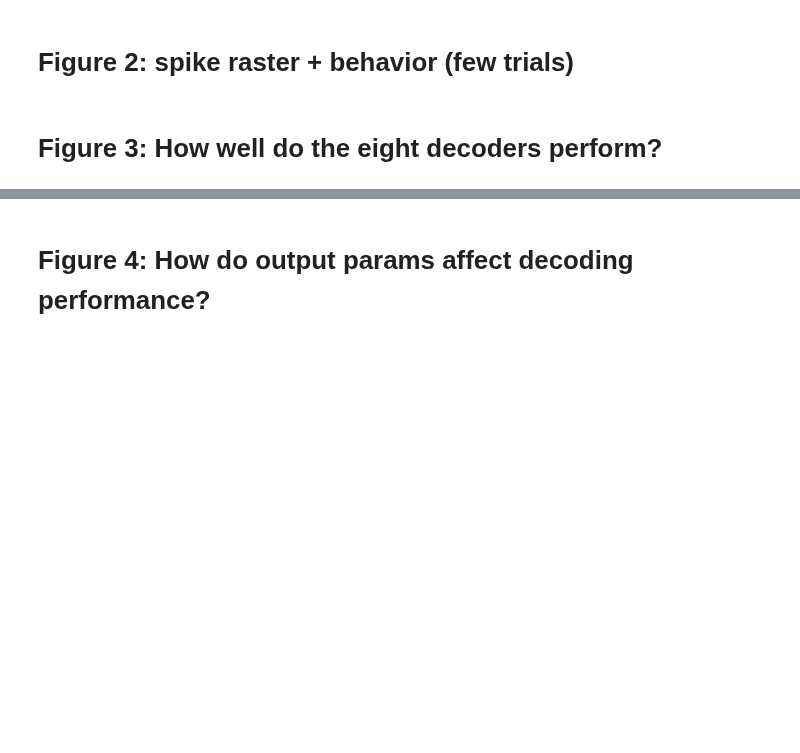
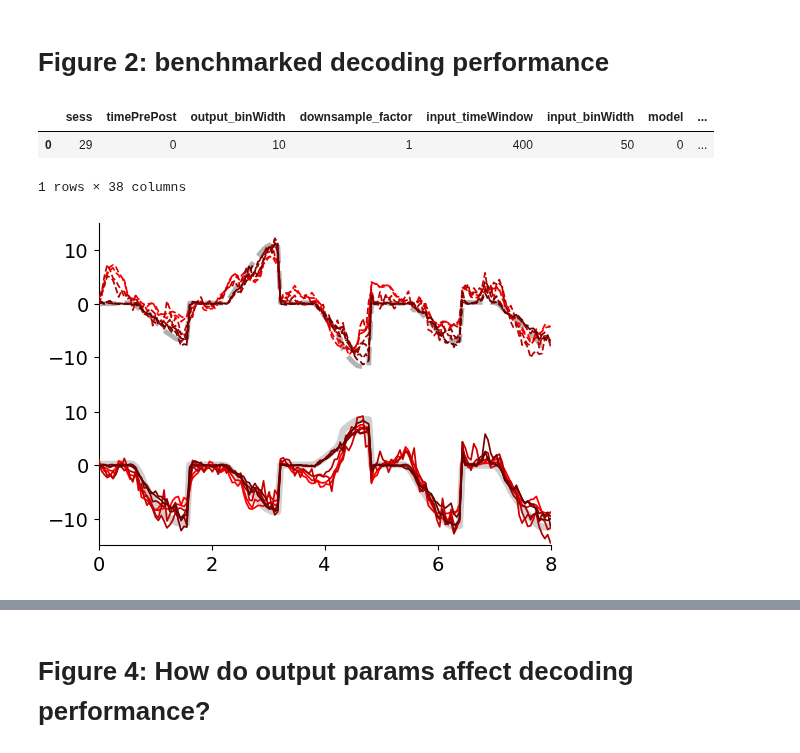
Before and after one commit to mayolabvision/NeuralDecoding, a Jupyter notebook: analyses/Manuscript_Plots.ipynb, the cells around one changed output, grey strips where cells are left out. Saved outputs shown, nothing was run; the diff lists cells and outputs as text; code cells hidden in the pictures; blank space fills up the shorter version.

```diff
--- a/analyses/Manuscript_Plots.ipynb
+++ b/analyses/Manuscript_Plots.ipynb
@@ -105,8 +109,6 @@ ax.spines['bottom'].set_visible(False)
 ax.spines['left'].set_visible(False)
 
 #fig2a.savefig(fig_folder+'/examp_eyepos.png', dpi=600, bbox_inches='tight');
-# %% [markdown]
-# Figure 2: spike raster + behavior (few trials)
 # %%
 data_folder = '/Users/kendranoneman/Projects/mayo/NeuralDecoding/datasets/'
 dt = 50
@@ -170,11 +172,11 @@ ax.spines['bottom'].set_visible(False)
 ax.spines['left'].set_visible(False)
 
 fig2.savefig(fig_folder+'/examp_eyepos.png', dpi=600, bbox_inches='tight')
-# %% [markdown]
-# Figure 3: How well do the eight decoders perform?
+# %% [markdown]
+# Figure 2: benchmarked decoding performance
 # %%
 data_folder = '/Users/kendranoneman/Projects/mayo/NeuralDecoding/runs/'
-sub_folder = 'figure3/'
+sub_folder = 'figures-2_4/'
 
 column_names = ['sess','timePrePost','output_binWidth','downsample_factor','input_timeWindow','input_binWidth','model','output','nMT','nFEF','repeat','outer_fold','R2_train','rho_train','R2','rho','R2_shuf','rho_shuf','eval_full','prms','preProcess_time','train_time','test_time']
 df0, conds0, yTest_all0, yTestPred_all0 = get_outputs_wTraces(data_folder+sub_folder,["-o0-"],column_names)
@@ -193,9 +195,13 @@ df['inference_time'] = df['test_time'] + df['preProcessTime_corrected']
 df['train_time'] = df['train_time'] / 60
 
 df.head(1)
+# %% [output]
+|  | sess | timePrePost | output_binWidth | downsample_factor | input_timeWindow | input_binWidth | model | ... |
+| 0 | 29 | 0 | 10 | 1 | 400 | 50 | 0 | ... |
+1 rows × 38 columns
 # %%
 plt.rcParams.update({'font.size': 14})
-fig, axes = plt.subplots(2,1,figsize=(9,5.5))#,gridspec_kw={'height_ratios': [2,2,0.3,2,2,0.3,2,2]})
+fig, axes = plt.subplots(2,1,figsize=(6,5.5)) #6,5.5
 fig.tight_layout()
 
 lw = 1.25
@@ -230,7 +236,7 @@ for t in trl_nums[1:-1]:
 R2_all = np.array(R2_all)
 trl_names = np.array(trl_names)
 
-Nts = 7
+Nts = 10
 plot_trls = trl_names[np.argsort(R2_all)[-Nts:]]
 bad_trls = trl_names[np.argsort(R2_all)[:Nts]]
 
@@ -244,32 +250,34 @@ axes[0].plot(x,y_test[mdls[0]][start_end,0], color=(0.4,0.4,0.4), alpha=0.5, lin
 for i,j in zip(mdls,jmdls):
     if j!=4:
         axes[0].plot(x,y_test_predicted[i][start_end,0], color=reds[j], linewidth=lw, linestyle='dashed', label='predicted (horizontal)',zorder=j+1)
     else:
         axes[0].plot(x,y_test_predicted[i][start_end,0]*np.std(y_test[mdls[0]]), color=reds[j], linewidth=lw, linestyle='dashed', label='predicted (horizontal)',zorder=j+1)
 
 axes[0].set_xlim(x[0],x[-1])
 axes[0].set_ylim(-15,15)
 axes[0].set_xticks([])
 axes[0].set_yticks([-10,0,10])
 axes[0].spines['right'].set_color('none')
 axes[0].spines['bottom'].set_color('none')
 axes[0].spines['top'].set_color('none')
 
 axes[1].plot(x,y_test[mdls[0]][start_end,1], color=(0.4,0.4,0.4), alpha=0.3, linewidth=5, label='true (horizontal)',zorder=0)
 for i,j in zip(mdls,jmdls):
     if j!=4:
         axes[1].plot(x,y_test_predicted[i][start_end,1], color=reds[j], linewidth=lw, linestyle='solid', label='predicted (horizontal)',zorder=j+1)
     else:
         axes[1].plot(x,y_test_predicted[i][start_end,1]*np.std(y_test[mdls[0]]), color=reds[j], linewidth=lw, linestyle='solid', label='predicted (horizontal)',zorder=j+1)
 
 axes[1].set_xlim(x[0],x[-1])
 axes[1].set_ylim(-15,15)
 axes[1].set_yticks([-10,0,10])
 #axes[1].set_xticks([0,1,2,3,4,5,6,7,8])
 axes[1].spines['right'].set_color('none')
 axes[1].spines['top'].set_color('none')
 
 plt.subplots_adjust(wspace=0.25, hspace=0.01)
 fig.savefig(fig_folder+'/traces_8models-pos.png', dpi=600, bbox_inches='tight')
+# %% [output]
+[figure, added]
 # %%
 plt.rcParams.update({'font.size': 14})
```
Also changed, not shown: parts of 19 cells of this notebook, 7 other files.
